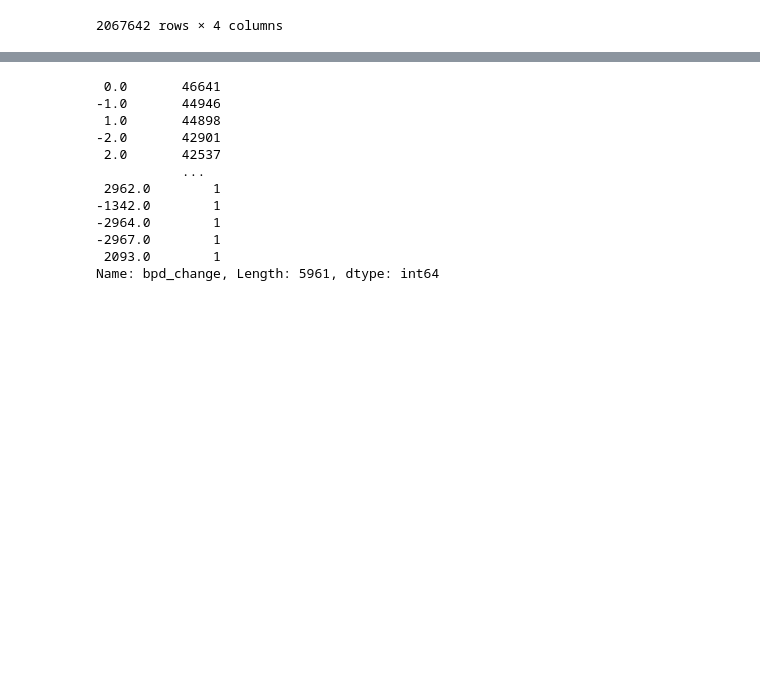
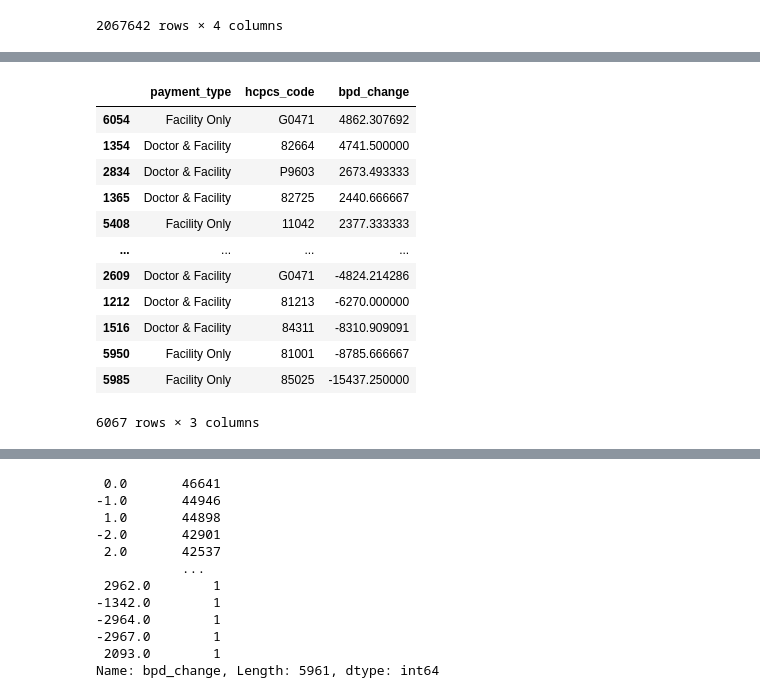
Before and after one commit to arikhursheed/healthcare-bluebook-phoenix, a Jupyter notebook: notebooks/hcbb_eda.ipynb, the cells around one changed output, grey strips where cells are left out. Drawn from its saved outputs; the diff is of its cells as text; code cells hidden in the pictures; blank space fills up the shorter version.

```diff
--- a/notebooks/hcbb_eda.ipynb
+++ b/notebooks/hcbb_eda.ipynb
@@ -270,0 +290,19 @@ df_bpd_pvt #do we need hcpcs description here? and do we want to keep values in
+# %%
+#groupby hcpcs_code and payment_type
+
+df_bpd_sort_pvt = df_bpd_pvt.groupby(['payment_type','hcpcs_code']).bpd_change.mean().to_frame().reset_index()
+df_bpd_sort_pvt.sort_values('bpd_change',ascending=False)
+# %% [output]
+|  | payment_type | hcpcs_code | bpd_change |
+| 6054 | Facility Only | G0471 | 4862.307692 |
+| 1354 | Doctor & Facility | 82664 | 4741.500000 |
+| 2834 | Doctor & Facility | P9603 | 2673.493333 |
+| 1365 | Doctor & Facility | 82725 | 2440.666667 |
+| 5408 | Facility Only | 11042 | 2377.333333 |
+| ... | ... | ... | ... |
+| 2609 | Doctor & Facility | G0471 | -4824.214286 |
+| 1212 | Doctor & Facility | 81213 | -6270.000000 |
+| 1516 | Doctor & Facility | 84311 | -8310.909091 |
+| 5950 | Facility Only | 81001 | -8785.666667 |
+| 5985 | Facility Only | 85025 | -15437.250000 |
+6067 rows × 3 columns
```
Also changed, not shown: parts of 7 cells of this notebook.
